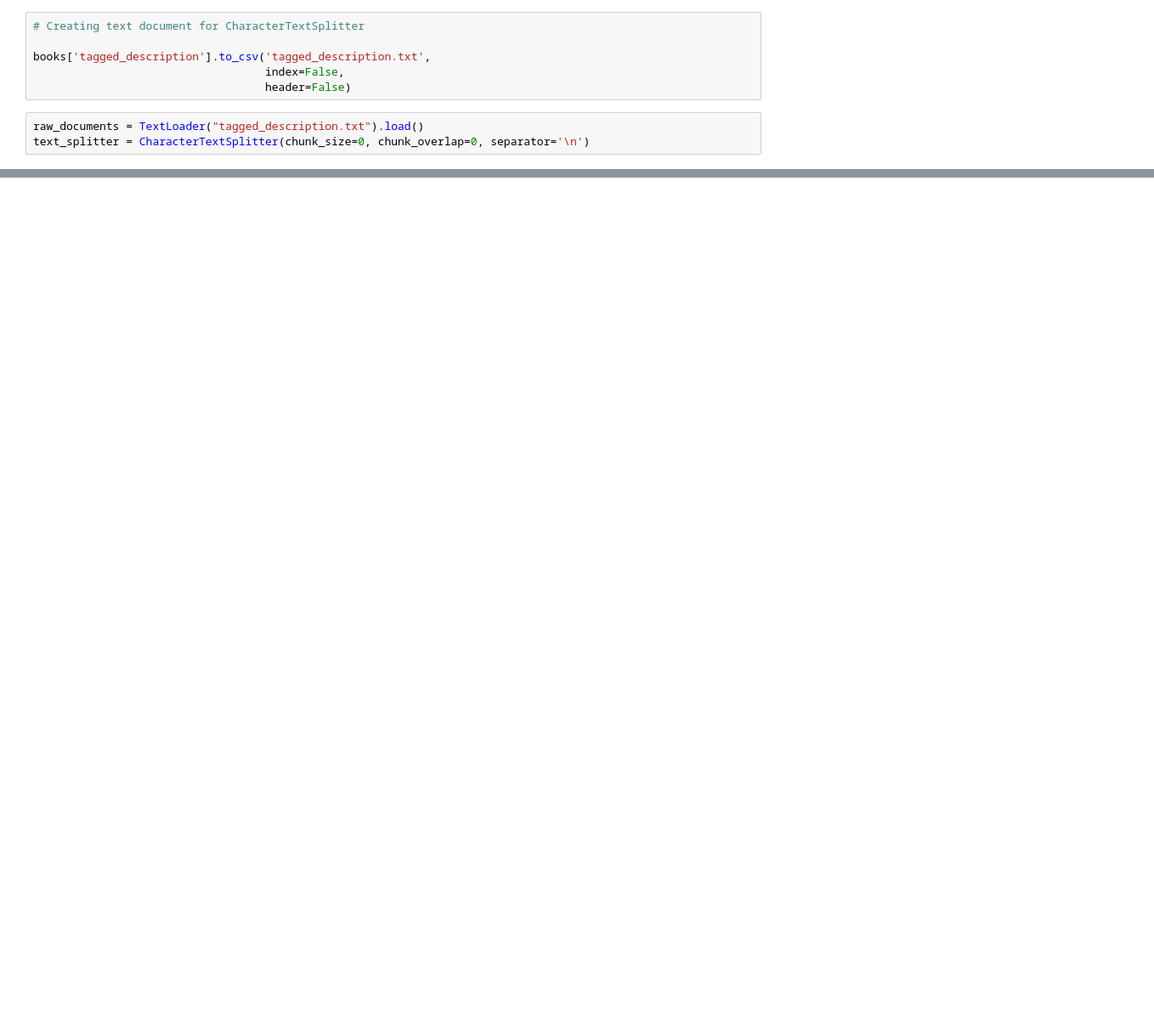
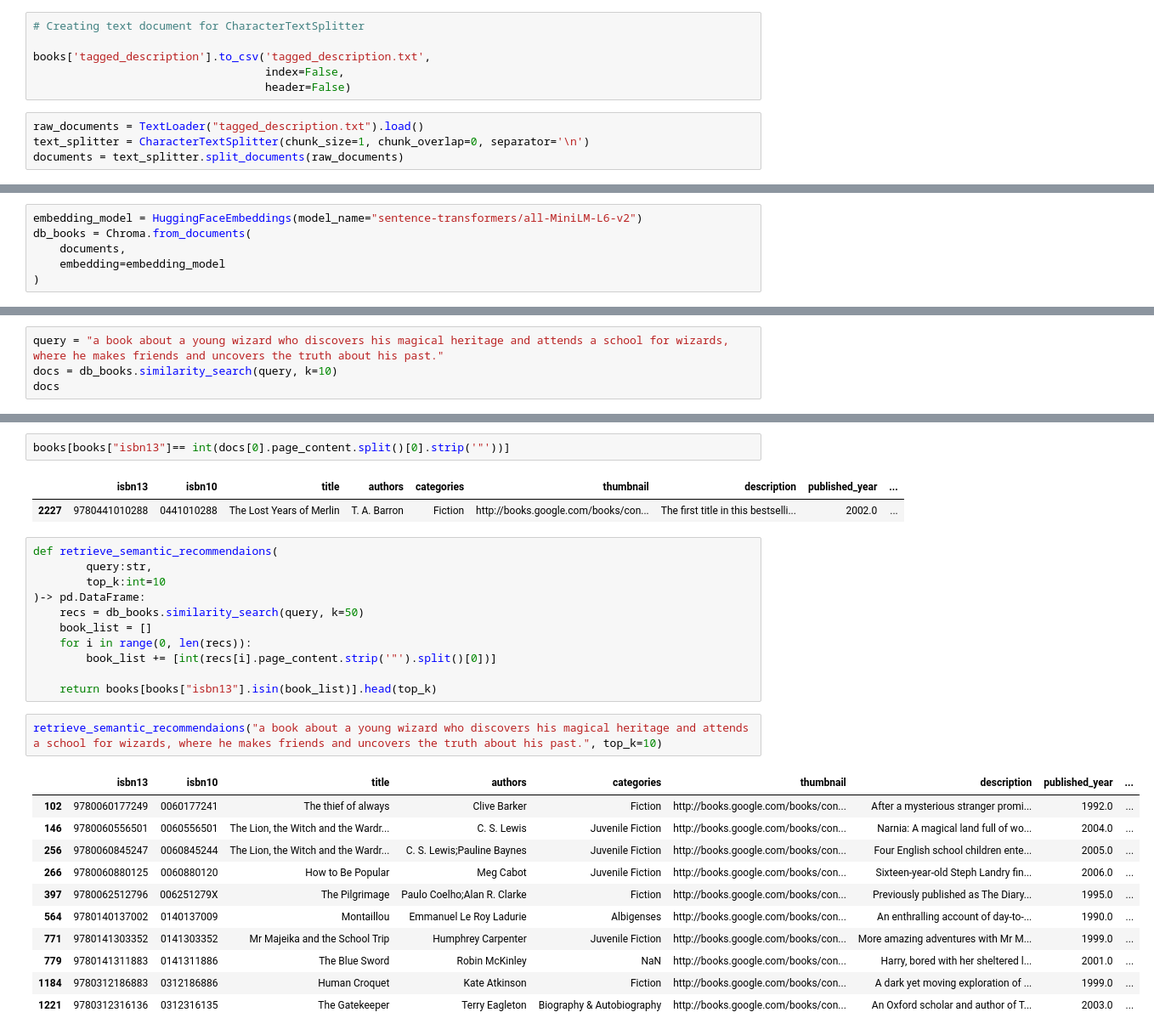
Before and after one commit to ysk1020/Book-Recommender-with-LLM, a Jupyter notebook: vector-search.ipynb, the cells around one changed output, grey strips where cells are left out. Shown at 85% size. Cells and saved outputs as stored; diff of their text form; blank space fills up the shorter version.

```diff
--- a/vector-search.ipynb
+++ b/vector-search.ipynb
@@ -52,5 +51,6 @@ books['tagged_description'].to_csv('tagged_description.txt',
                                    header=False)
 # %%
 raw_documents = TextLoader("tagged_description.txt").load()
-text_splitter = CharacterTextSplitter(chunk_size=0, chunk_overlap=0, separator='\n')
+text_splitter = CharacterTextSplitter(chunk_size=1, chunk_overlap=0, separator='\n')
+documents = text_splitter.split_documents(raw_documents)
 # %% [output]
@@ -57,0 +78,6 @@ RuntimeError: Error loading tagged_description.txt
+# %%
+embedding_model = HuggingFaceEmbeddings(model_name="sentence-transformers/all-MiniLM-L6-v2")
+db_books = Chroma.from_documents(
+    documents,
+    embedding=embedding_model
+)
@@ -57,0 +93,4 @@ RuntimeError: Error loading tagged_description.txt
+# %%
+query = "a book about a young wizard who discovers his magical heritage and attends a school for wizards, where he makes friends and uncovers the truth about his past."
+docs = db_books.similarity_search(query, k=10)
+docs
@@ -57,0 +108,30 @@ RuntimeError: Error loading tagged_description.txt
+# %%
+books[books["isbn13"]== int(docs[0].page_content.split()[0].strip('"'))]
+# %% [output]
+|  | isbn13 | isbn10 | title | authors | categories | thumbnail | description | published_year | ... |
+| 2227 | 9780441010288 | 0441010288 | The Lost Years of Merlin | T. A. Barron | Fiction | http://books.google.com/books/con... | The first title in this bestselli... | 2002.0 | ... |
+# %%
+def retrieve_semantic_recommendaions(
+        query:str,
+        top_k:int=10
+)-> pd.DataFrame:
+    recs = db_books.similarity_search(query, k=50)
+    book_list = []
+    for i in range(0, len(recs)):
+        book_list += [int(recs[i].page_content.strip('"').split()[0])]
+
+    return books[books["isbn13"].isin(book_list)].head(top_k)
+# %%
+retrieve_semantic_recommendaions("a book about a young wizard who discovers his magical heritage and attends a school for wizards, where he makes friends and uncovers the truth about his past.", top_k=10)
+# %% [output]
+|  | isbn13 | isbn10 | title | authors | categories | thumbnail | description | published_year | ... |
+| 102 | 9780060177249 | 0060177241 | The thief of always | Clive Barker | Fiction | http://books.google.com/books/con... | After a mysterious stranger promi... | 1992.0 | ... |
+| 146 | 9780060556501 | 0060556501 | The Lion, the Witch and the Wardr... | C. S. Lewis | Juvenile Fiction | http://books.google.com/books/con... | Narnia: A magical land full of wo... | 2004.0 | ... |
+| 256 | 9780060845247 | 0060845244 | The Lion, the Witch and the Wardr... | C. S. Lewis;Pauline Baynes | Juvenile Fiction | http://books.google.com/books/con... | Four English school children ente... | 2005.0 | ... |
+| 266 | 9780060880125 | 0060880120 | How to Be Popular | Meg Cabot | Juvenile Fiction | http://books.google.com/books/con... | Sixteen-year-old Steph Landry fin... | 2006.0 | ... |
+| 397 | 9780062512796 | 006251279X | The Pilgrimage | Paulo Coelho;Alan R. Clarke | Fiction | http://books.google.com/books/con... | Previously published as The Diary... | 1995.0 | ... |
+| 564 | 9780140137002 | 0140137009 | Montaillou | Emmanuel Le Roy Ladurie | Albigenses | http://books.google.com/books/con... | An enthralling account of day-to-... | 1990.0 | ... |
+| 771 | 9780141303352 | 0141303352 | Mr Majeika and the School Trip | Humphrey Carpenter | Juvenile Fiction | http://books.google.com/books/con... | More amazing adventures with Mr M... | 1999.0 | ... |
+| 779 | 9780141311883 | 0141311886 | The Blue Sword | Robin McKinley | NaN | http://books.google.com/books/con... | Harry, bored with her sheltered l... | 2001.0 | ... |
+| 1184 | 9780312186883 | 0312186886 | Human Croquet | Kate Atkinson | Fiction | http://books.google.com/books/con... | A dark yet moving exploration of ... | 1999.0 | ... |
+| 1221 | 9780312316136 | 0312316135 | The Gatekeeper | Terry Eagleton | Biography & Autobiography | http://books.google.com/books/con... | An Oxford scholar and author of T... | 2003.0 | ... |
```
Also changed, not shown: parts of 8 cells of this notebook, 5 other files.
